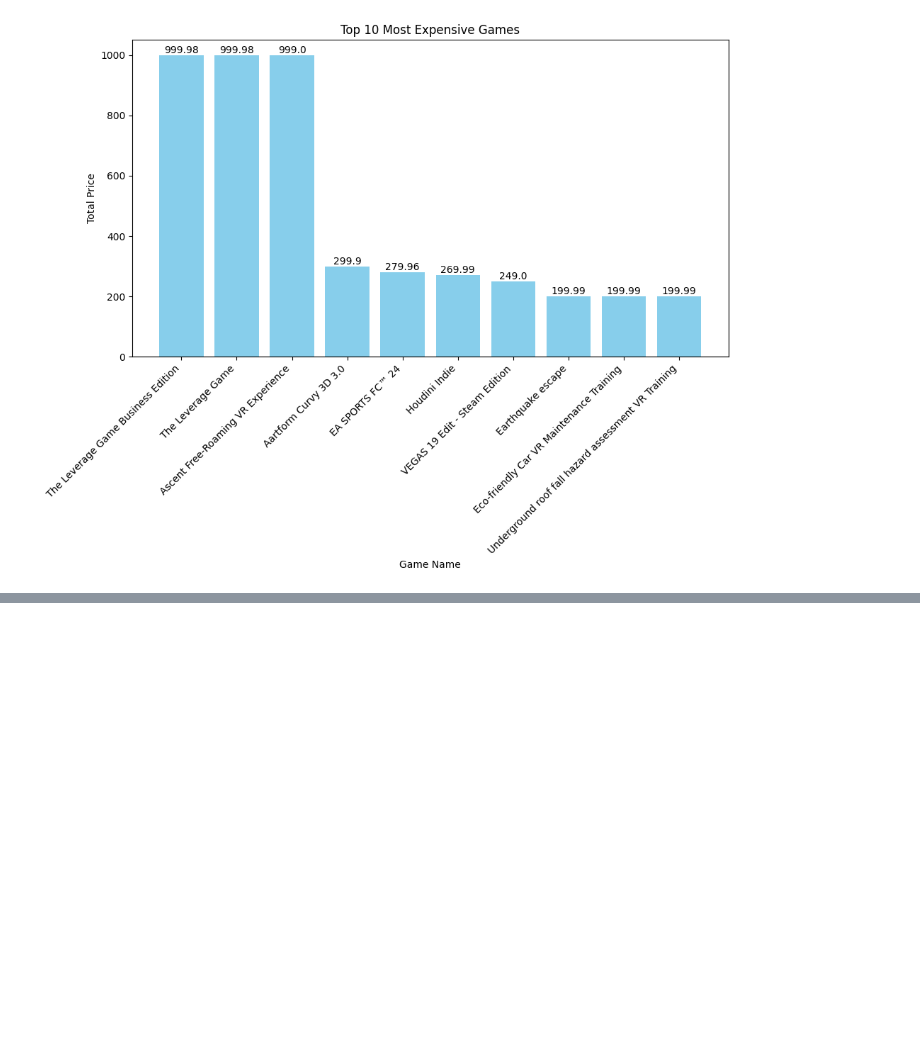
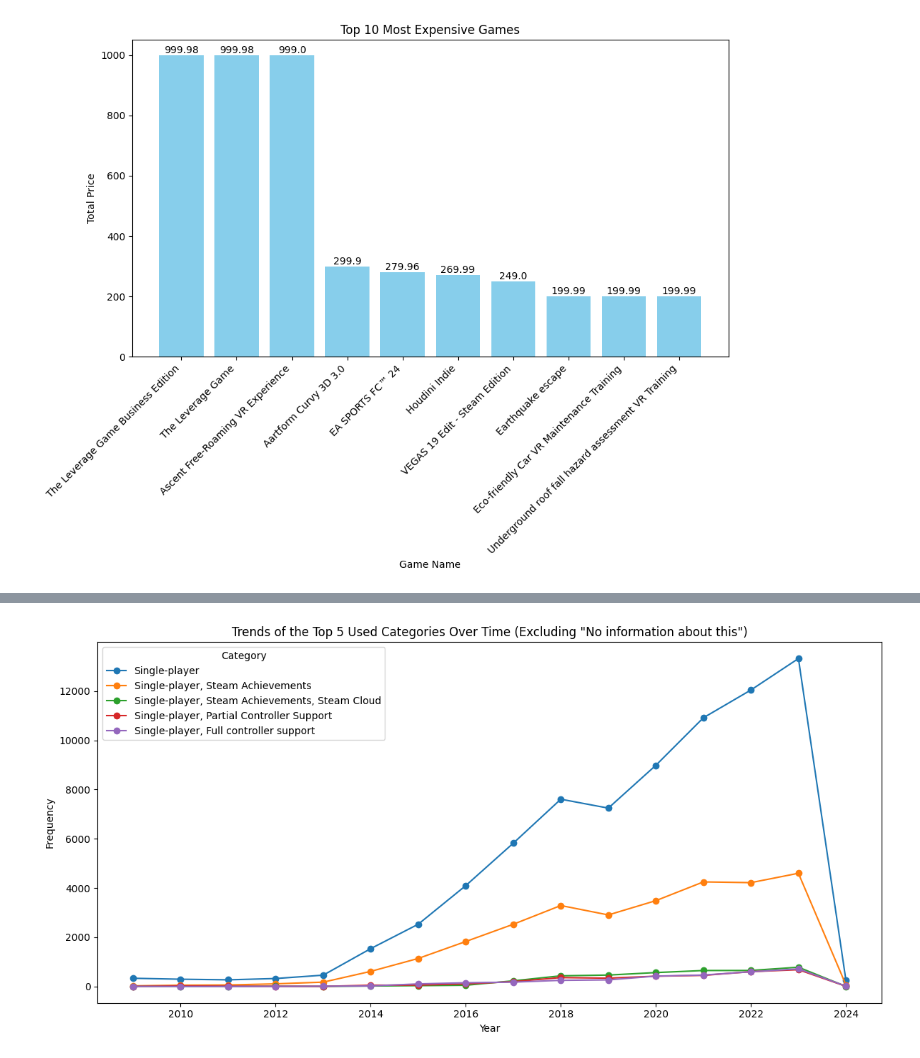
Before and after one commit to SamuelEscalante/SteamGames_Repository, a Jupyter notebook: notebooks/EDA/raw_eda.ipynb, the cells around one changed output, grey strips where cells are left out. Cells and saved outputs as stored; diff of their text form; code cells hidden in the pictures; blank space fills up the shorter version.

```diff
--- a/notebooks/EDA/raw_eda.ipynb
+++ b/notebooks/EDA/raw_eda.ipynb
@@ -572,0 +467,35 @@ plt.show()
+# %%
+current_year = pd.Timestamp.now().year
+
+# Filter the data for the last 15 years
+games_last_15_years = games[games['ReleaseDate'].dt.year >= current_year - 15]
+
+# Calculate the frequency of each category in the last 15 years excluding 'No information about this'
+category_counts = games_last_15_years['Categories'].str.split(', ').explode().value_counts()
+category_counts = category_counts[category_counts.index != 'No information about this']
+
+# Select the top 5 used categories
+top_5_categories = category_counts.head(5)
+
+# Create a list with the names of the top 5 used categories
+top_5_category_names = top_5_categories.index.tolist()
+
+# Create a DataFrame to store the trends of the top 5 used categories
+trends_top_5_categories = pd.DataFrame(index=range(current_year - 15, current_year + 1))
+
+# Calculate the frequency of each category for each year excluding 'No information about this'
+for category_name in top_5_category_names:
+    filtered_years = games_last_15_years[games_last_15_years['Categories'].str.contains(category_name) & (games_last_15_years['Categories'] != 'No information about this')]
+    trends_top_5_categories[category_name] = filtered_years['ReleaseDate'].dt.year.value_counts().sort_index()
+
+# Plot the trends of the top 5 used categories over time
+plt.figure(figsize=(12, 6))
+trends_top_5_categories.plot(kind='line', marker='o', ax=plt.gca())
+plt.title('Trends of the Top 5 Used Categories Over Time (Excluding "No information about this")')
+plt.xlabel('Year')
+plt.ylabel('Frequency')
+plt.legend(title='Category', loc='upper left')
+plt.tight_layout()
+plt.show()
+# %% [output]
+[figure, added]
```
Also changed, not shown: parts of 91 cells of this notebook, 2 other files.
